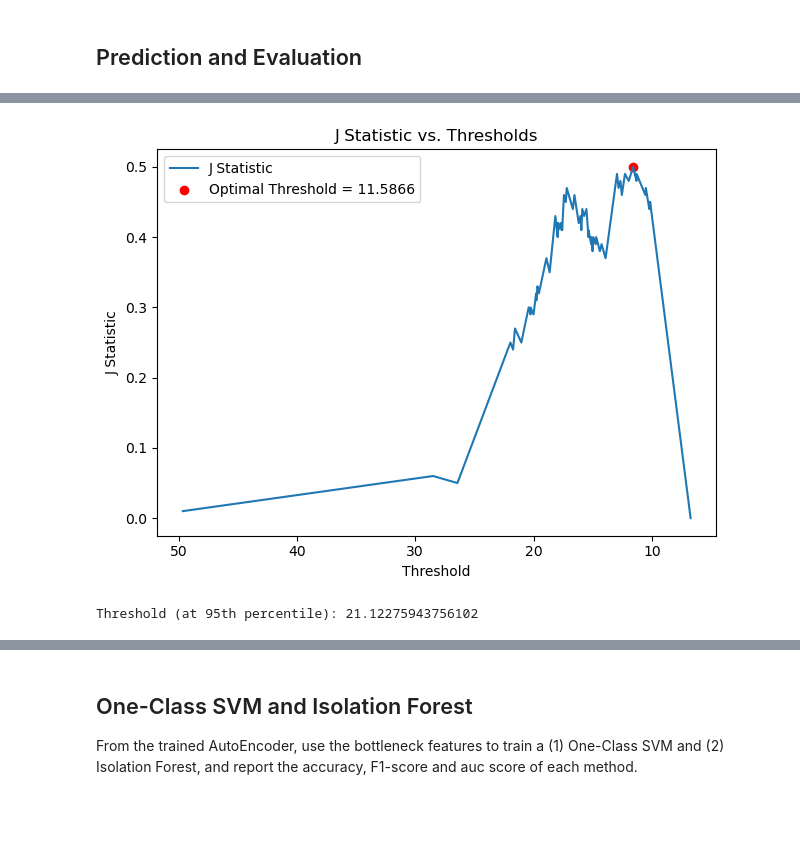
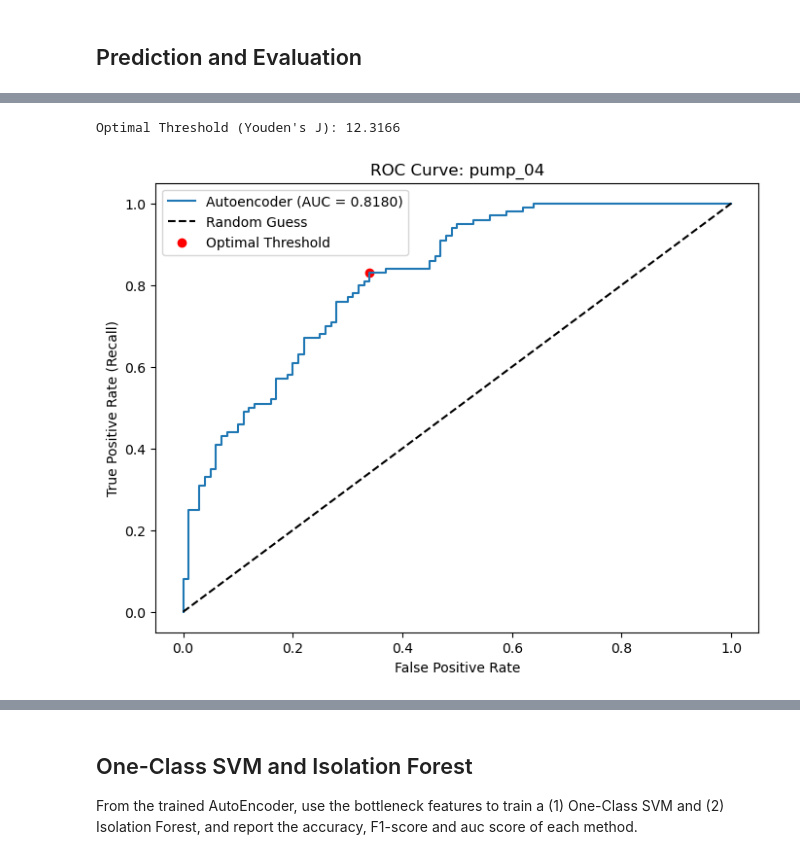
Before and after one commit to j0shcd/ml4pm, a Jupyter notebook: assignment_2/Josh_Graded_Exercise_2.ipynb, the cells around one changed output, grey strips where cells are left out. Drawn from its saved outputs; the diff is of its cells as text; code cells hidden in the pictures; blank space fills up the shorter version.

```diff
--- a/assignment_2/Josh_Graded_Exercise_2.ipynb
+++ b/assignment_2/Josh_Graded_Exercise_2.ipynb
@@ -469 +506,12 @@ F1-Score: 0.7934
+# %%
+def compute_Youden_J_stat(y_true, y_scores):
+    fpr, tpr, thresholds = metrics.roc_curve(y_true, y_scores)
+
+    # Compute Youden's J statistic
+    J_stat = tpr - fpr
+    optimal_idx = np.argmax(J_stat)
+    optimal_threshold = thresholds[optimal_idx]
+    print(f"Optimal Threshold (Youden's J): {optimal_threshold:.4f}")
+
+    return fpr, tpr, thresholds, J_stat, optimal_threshold, optimal_idx
 # %%
@@ -481,12 +528,11 @@ plt.show()
 # %%
-plt.plot(thresholds, J, label="J Statistic")
-plt.scatter(optimal_threshold, J[idx], color='red', label=f'Optimal Threshold = {optimal_threshold:.4f}')
-plt.title("J Statistic vs. Thresholds")
-plt.xlabel('Threshold')
-plt.ylabel("J Statistic")
-plt.legend()
-plt.gca().invert_xaxis()
-plt.tight_layout()
-plt.show()
+def plot_Youden_J(thresholds, J_stat, optimal_idx, title="Youden's J Statistic vs. Thresholds"):
+    plt.figure(figsize=(8, 6))
+    plt.plot(thresholds, J_stat, label="Youden's J Statistic")
+    plt.scatter(thresholds[optimal_idx], J_stat[optimal_idx], color='red', label=f'Optimal Threshold = {thresholds[optimal_idx]:.4f}')
+    plt.title(title)
+    plt.xlabel('Threshold')
+    plt.ylabel("Youden's J Statistic")
+    plt.legend()
+    plt.tight_layout()
+    plt.show()
-# %% [output]
-[figure, removed]
@@ -506,9 +538,0 @@ train_losses = compute_reconstruction_losses(data_train, model, loss_fn)
-# %%
-# Choose the percentile for the threshold (e.g., 95th percentile)
-percentile = 95
-
-# Compute the threshold
-threshold = np.percentile(train_losses, percentile)
-print(f"Threshold (at {percentile}th percentile): {threshold}")
-# %% [output]
-Threshold (at 95th percentile): 21.12275943756102
@@ -523,0 +539,9 @@ y_pred = (y_scores >= threshold).astype(int)
+# %%
+roc_auc = metrics.roc_auc_score(y_true, y_scores)
+fpr, tpr, thresholds, J_stat, optimal_threshold, optimal_idx = compute_Youden_J_stat(y_true, y_scores)
+# %% [output]
+Optimal Threshold (Youden's J): 12.3166
+# %%
+plot_auc(fpr, tpr, roc_auc, optimal_idx, MACHINE)
+# %% [output]
+[figure, added]
```
Also changed, not shown: parts of 27 cells of this notebook.
